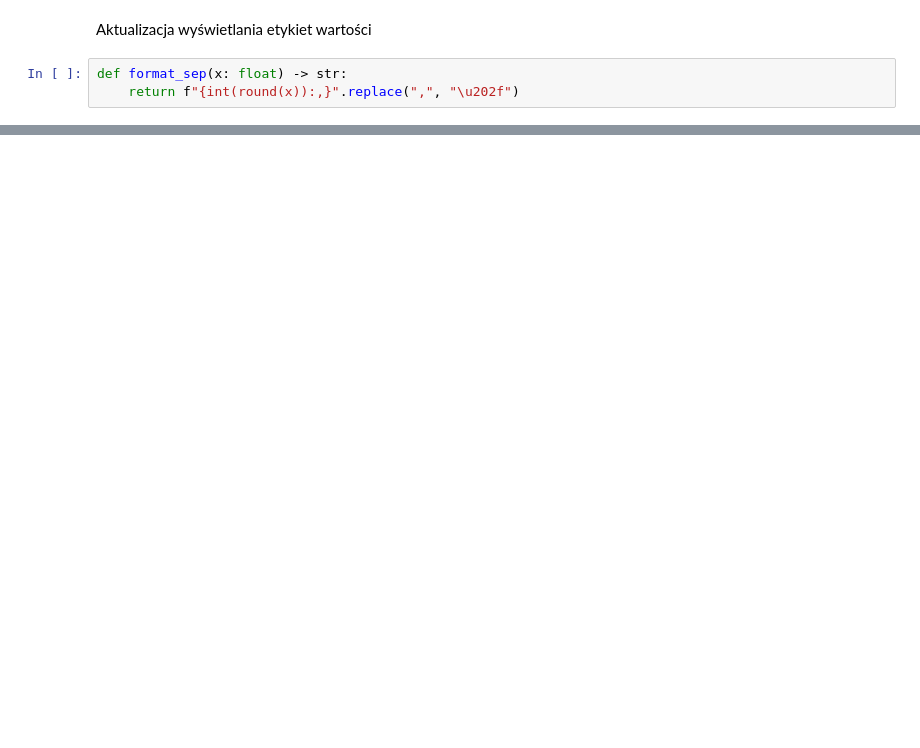
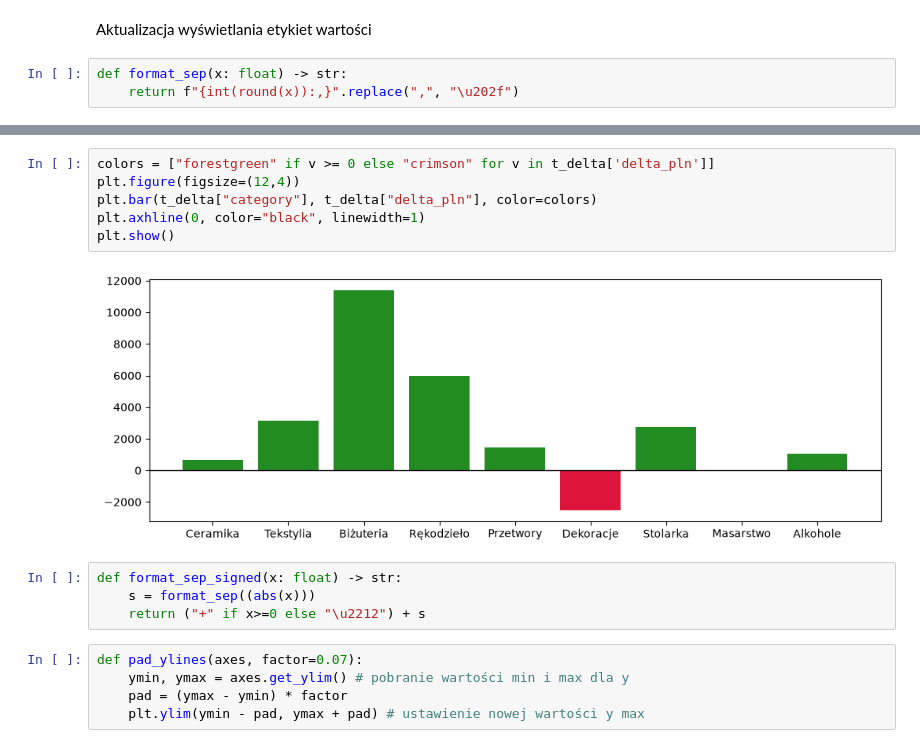
Before and after one commit to aleksanderpasternak/DataVisualization, a Jupyter notebook: 01-bar.ipynb, the cells around one changed output, grey strips where cells are left out. Saved outputs shown, nothing was run; the diff lists cells and outputs as text; blank space fills up the shorter version.

```diff
--- a/01-bar.ipynb
+++ b/01-bar.ipynb
@@ -336,0 +382,17 @@ plt.show()
+# %%
+colors = ["forestgreen" if v >= 0 else "crimson" for v in t_delta['delta_pln']]
+plt.figure(figsize=(12,4))
+plt.bar(t_delta["category"], t_delta["delta_pln"], color=colors)
+plt.axhline(0, color="black", linewidth=1)
+plt.show()
+# %% [output]
+[figure, added]
+# %%
+def format_sep_signed(x: float) -> str:
+    s = format_sep((abs(x)))
+    return ("+" if x>=0 else "\u2212") + s
+# %%
+def pad_ylines(axes, factor=0.07):
+    ymin, ymax = axes.get_ylim() # pobranie wartości min i max dla y
+    pad = (ymax - ymin) * factor
+    plt.ylim(ymin - pad, ymax + pad) # ustawienie nowej wartości y max
```
Also changed, not shown: parts of 20 cells of this notebook.
